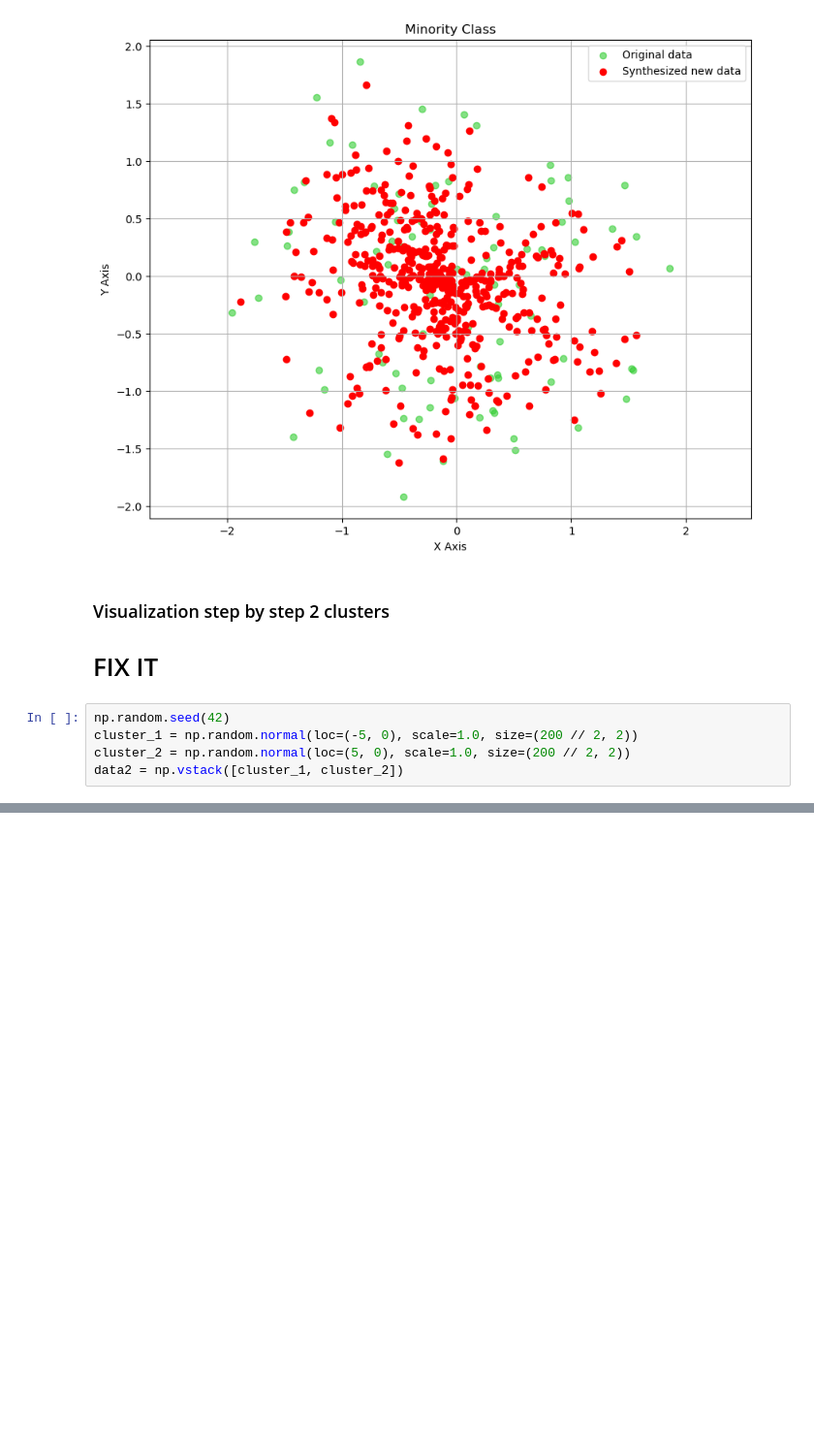
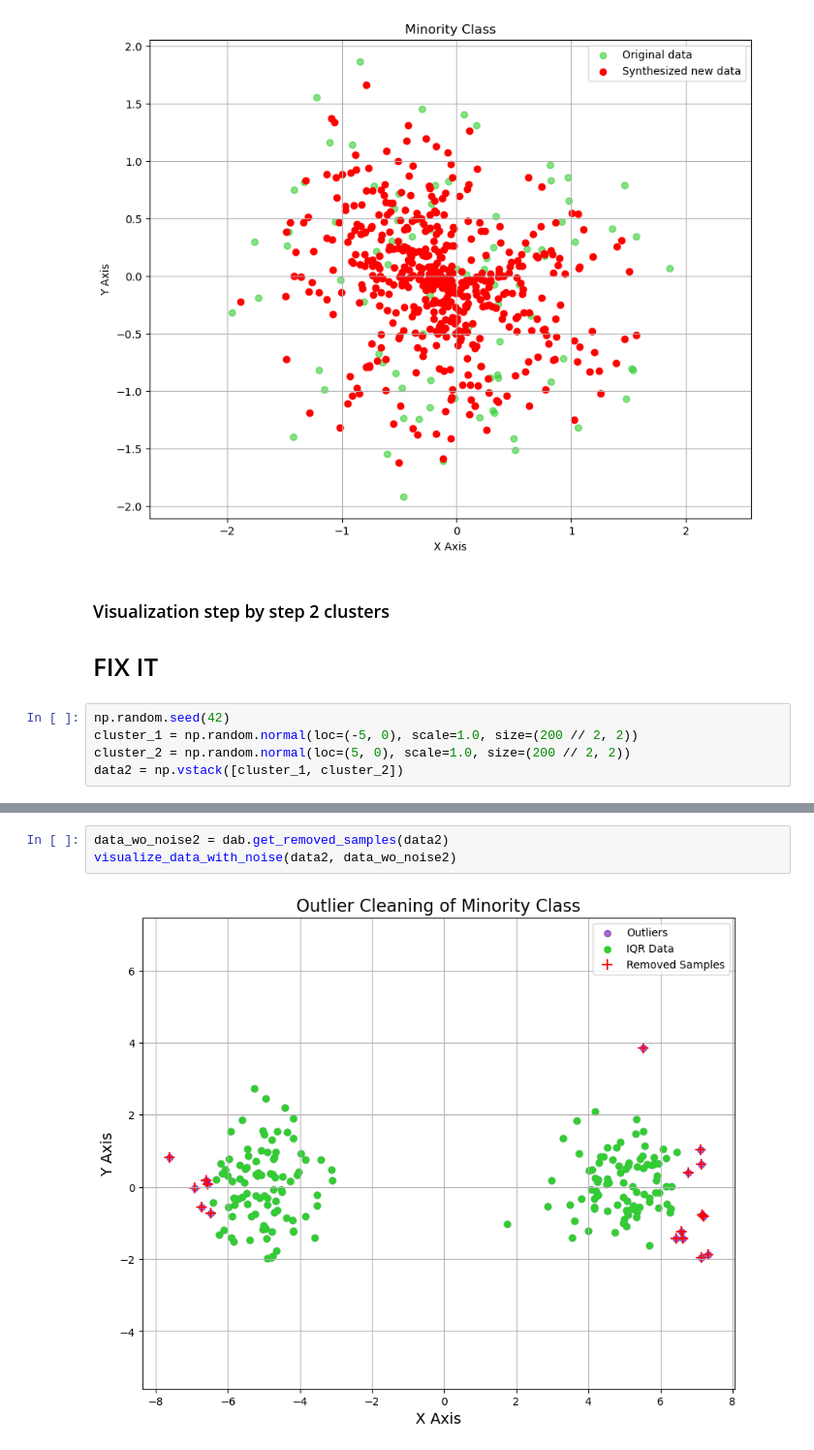
Before and after one commit to UnaiLalana/DAB-SMOTE, a Jupyter notebook: notebooks/Visualization.ipynb, the cells around one changed output, grey strips where cells are left out. Shown at 97% size. Cells and saved outputs as stored; diff of their text form; blank space fills up the shorter version.

```diff
--- a/notebooks/Visualization.ipynb
+++ b/notebooks/Visualization.ipynb
@@ -192,0 +175,5 @@ NameError: name 'generate_two_clusters' is not defined
+# %%
+data_wo_noise2 = dab.get_removed_samples(data2)
+visualize_data_with_noise(data2, data_wo_noise2)
+# %% [output]
+[figure, added]
```
Also changed, not shown: parts of 4 cells of this notebook, 1 other file.
